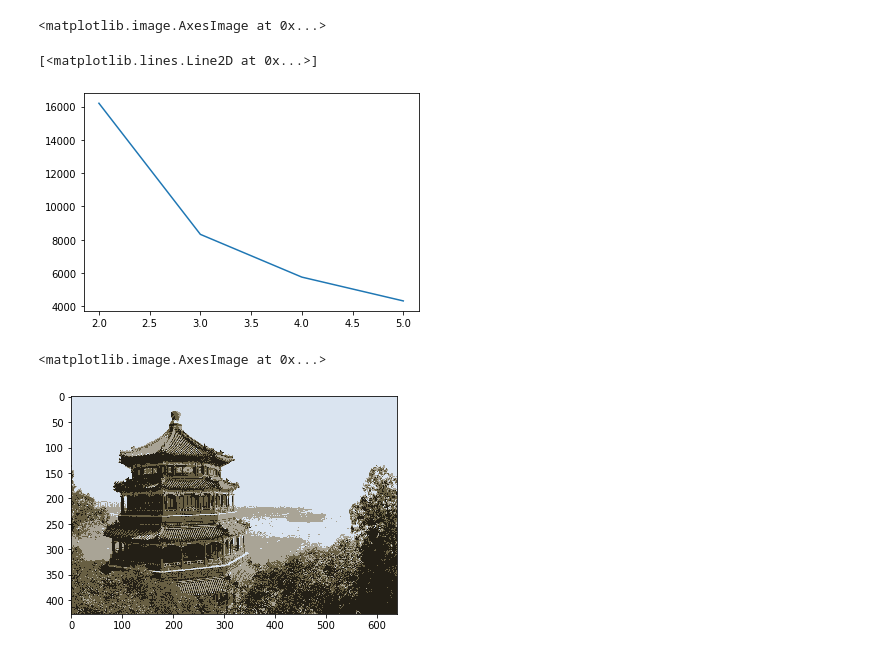
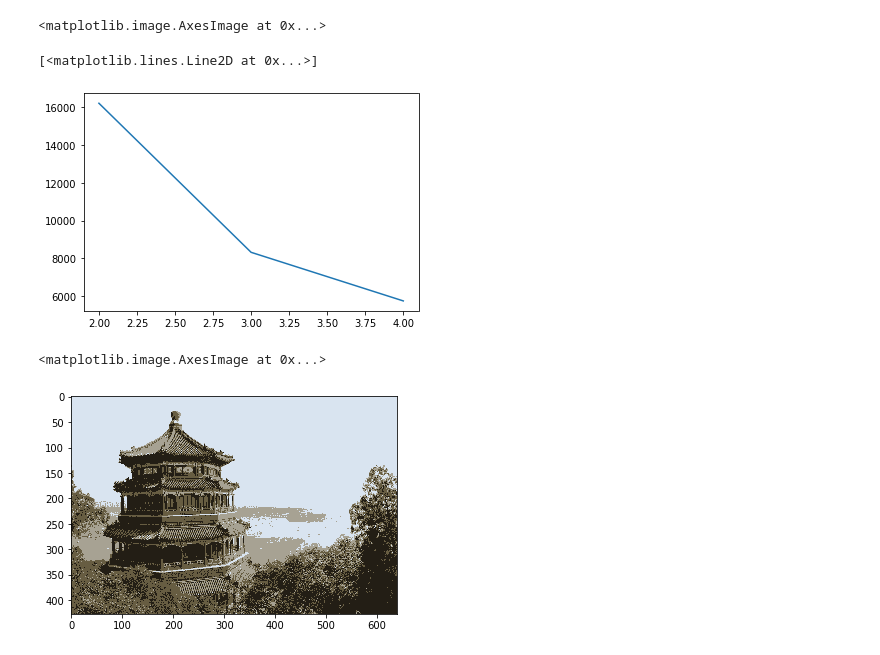
Before and after one commit to BangDaeGeon/2020_cphys2, a Jupyter notebook: hw6.ipynb, the cells around one changed output. Saved outputs shown, nothing was run; the diff lists cells and outputs as text; code cells hidden in the pictures.

```diff
--- a/hw6.ipynb
+++ b/hw6.ipynb
@@ -13,14 +13,14 @@ plt.imshow(image)
 X = image.reshape(-1,3)
 # %%
 kiner = {}
-for k in range(2, 6):
+for k in range(2, 5):
     kmeans = KMeans(n_clusters=k)
     kmeans.fit(X)
     kiner[k] = kmeans.inertia_
 plt.plot(list(kiner.keys()), list(kiner.values()))
 # %% [output]
 [<matplotlib.lines.Line2D at 0x...>]
-[figure, old version]
+[figure, new version]
 # %%
 kmeans = KMeans(n_clusters=4).fit(X)
 # %%
@@ -30,4 +30,4 @@ segmented_img = segmented_img.reshape(image.shape)
 plt.imshow(segmented_img)
 # %% [output]
 <matplotlib.image.AxesImage at 0x...>
-[figure, old version]
+[figure, new version]
```
